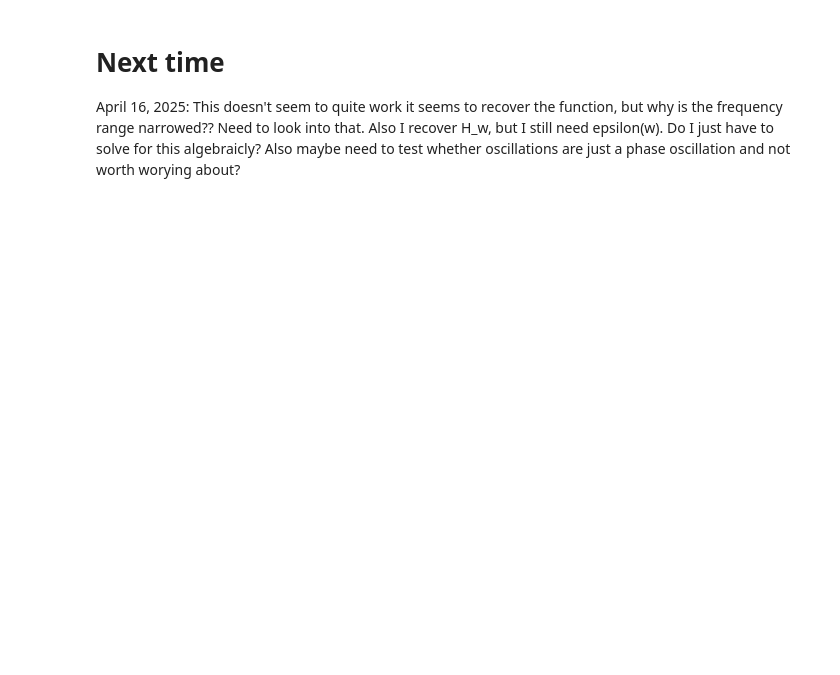
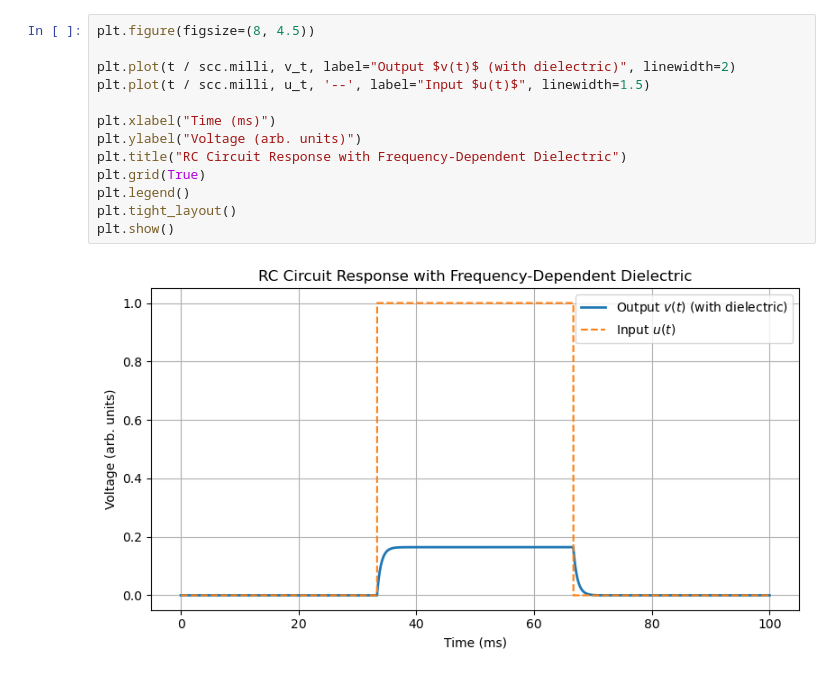
Before and after one commit to luriol/Cryopreservation, a Jupyter notebook: capacitor_time_domain.ipynb, the cells around one changed output. Drawn from its saved outputs; the diff is of its cells as text; blank space fills up the shorter version.

```diff
--- a/capacitor_time_domain.ipynb
+++ b/capacitor_time_domain.ipynb
@@ -136,4 +204,16 @@ t (1048576,) u_t (1048576,) v_t (1048576,) w (1048576,)
-# %% [markdown]
-# Next time
-April 16, 2025:  This doesn't seem to quite work it seems to recover the function, but why is the frequency range narrowed??  Need to look into that.  Also I recover H_w, but I still need epsilon(w).  Do I just have to solve for this algebraicly? Also maybe need to test whether oscillations are just a phase oscillation and not worth worying about?
+# %%
+plt.figure(figsize=(8, 4.5))
+
+plt.plot(t / scc.milli, v_t, label="Output $v(t)$ (with dielectric)", linewidth=2)
+plt.plot(t / scc.milli, u_t, '--', label="Input $u(t)$", linewidth=1.5)
+
+plt.xlabel("Time (ms)")
+plt.ylabel("Voltage (arb. units)")
+plt.title("RC Circuit Response with Frequency-Dependent Dielectric")
+plt.grid(True)
+plt.legend()
+plt.tight_layout()
+plt.show()
+# %% [output]
+[figure, added]
 # %%
```
Also changed, not shown: parts of 14 cells of this notebook, 1 other file.
